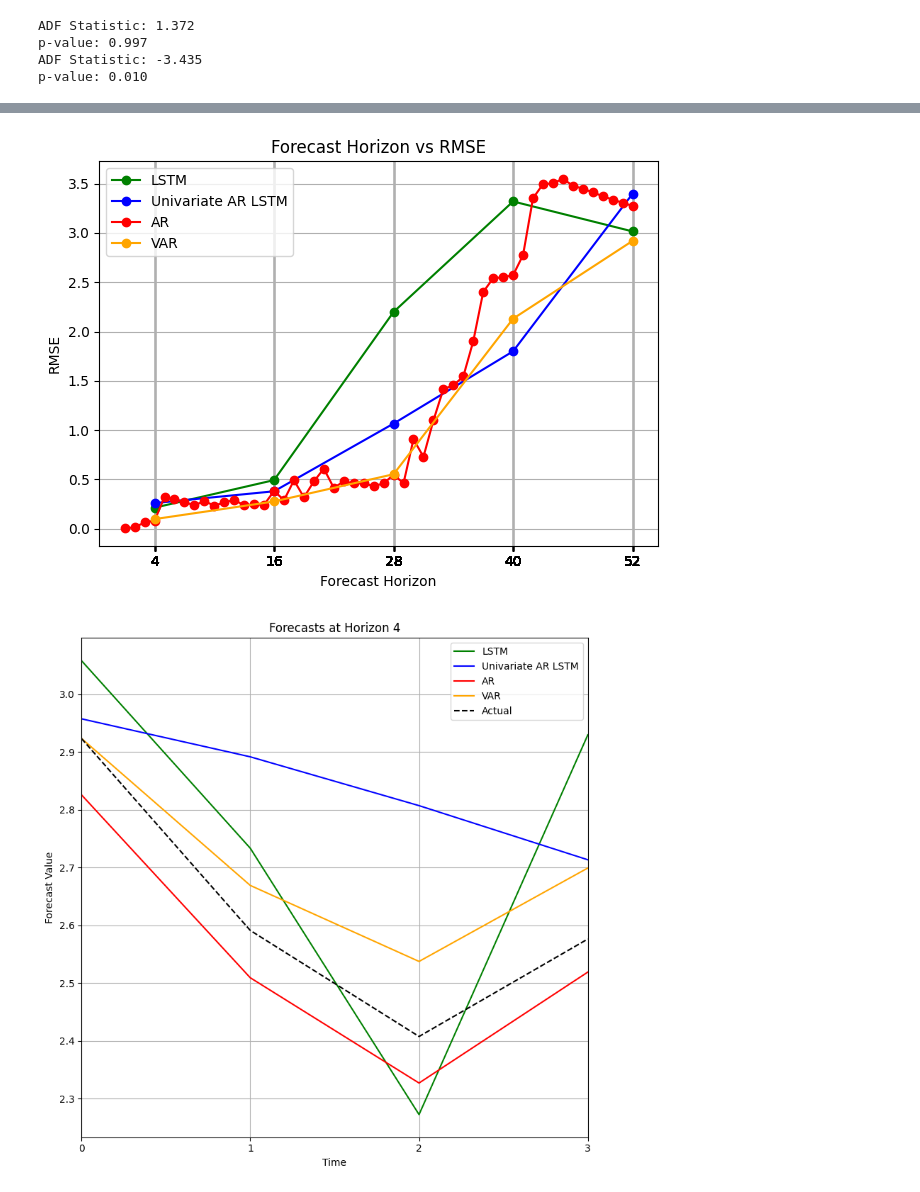
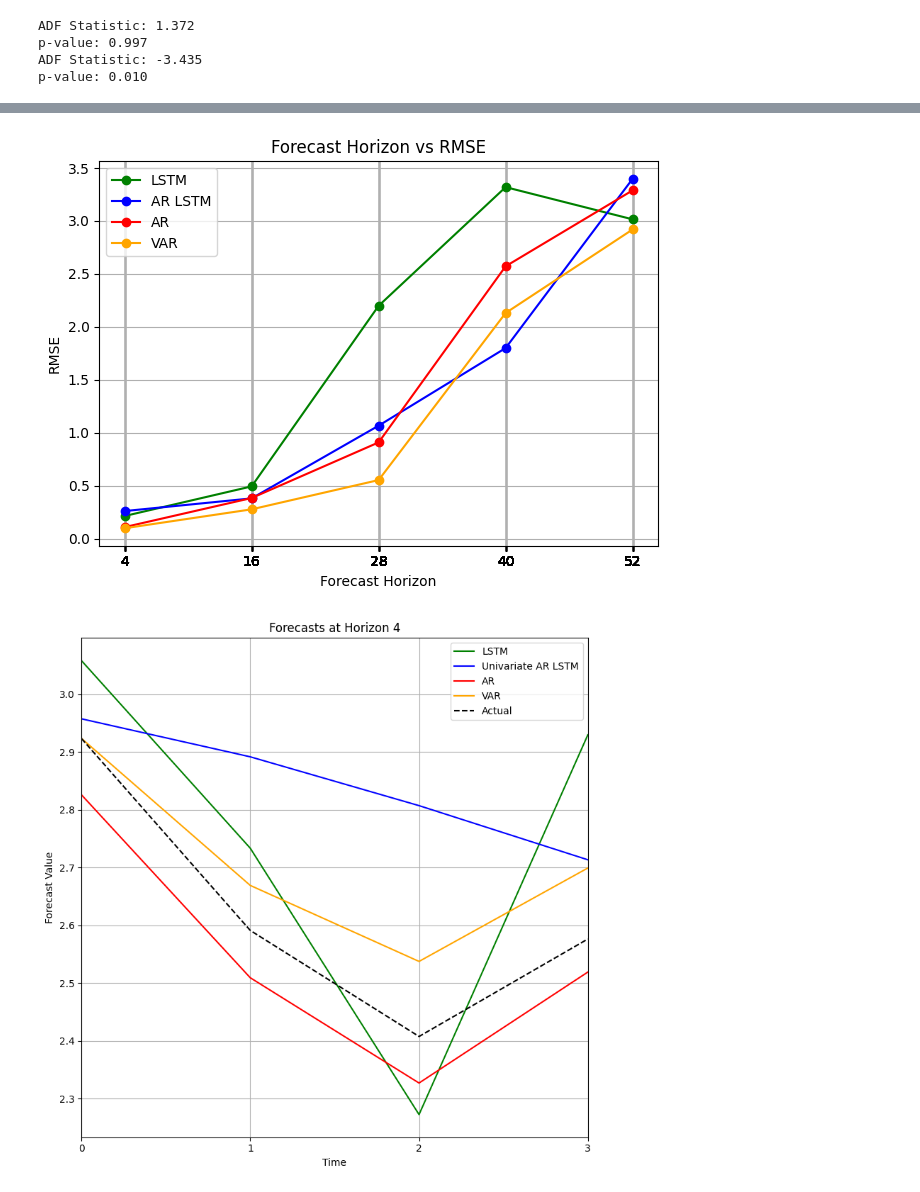
Before and after one commit to JawandS/macroeconvue, a Jupyter notebook: modeling/modeling/visualizer.ipynb, the cells around one changed output, grey strips where cells are left out. Saved outputs shown, nothing was run; the diff lists cells and outputs as text; code cells hidden in the pictures.

```diff
--- a/modeling/modeling/visualizer.ipynb
+++ b/modeling/modeling/visualizer.ipynb
@@ -13,6 +13,8 @@ var = pd.read_csv('var.csv') # vector autoregressive
 uni_ar_lstm = uni_ar_lstm[uni_ar_lstm['rmse'] < 5]
 lstm = lstm[lstm['rmse'] < 5]
 ar = ar[ar['rmse'] < 5]
+ar = ar[ar['horizon'].isin([4, 16, 28, 40, 52])]
+ar = ar[ar['lags'].isin([1, 2, 4, 6, 12, 24])]
 var = var[var['rmse'] < 5]
 
 # Get the minimum error for each forecast horizon
@@ -76,27 +116,27 @@ p-value: 0.010
 # %%
 # Visualize minimum RMSE at each forecast horizon
 plt.figure()
 # Plot the RMSE for each model
 # plt.scatter(lstm['forecast_horizon'], lstm['rmse'], marker='o', label="LSTM", color="green")
 # plt.scatter(uni_ar_lstm['forecast_horizon'], uni_ar_lstm['rmse'], marker='o', label="Univariate AR LSTM", color="blue")
 # plt.scatter(ar['forecast_horizon'], ar['rmse'], marker='o', label="AR", color="red")
 # plt.scatter(var['forecast_horizon'], var['rmse'], marker='o', label="VAR", color="orange")
 # Plot the minimum RMSE for each model
 plt.plot(lstm_min['forecast_horizon'], lstm_min['rmse'], color='green', label='LSTM', marker='o')
-plt.plot(uni_ar_lstm_min['forecast_horizon'], uni_ar_lstm_min['rmse'], color='blue', label='Univariate AR LSTM', marker='o')
+plt.plot(uni_ar_lstm_min['forecast_horizon'], uni_ar_lstm_min['rmse'], color='blue', label='AR LSTM', marker='o')
 plt.plot(ar_min['horizon'], ar_min['rmse'], color='red', label='AR', marker='o')
 plt.plot(var_min['forecast_horizon'], var_min['rmse'], color='orange', label='VAR', marker='o')
 
 plt.title('Forecast Horizon vs RMSE')
 plt.xlabel('Forecast Horizon')
 plt.ylabel('RMSE')
 plt.xticks(lstm['forecast_horizon'])
 plt.grid()
 plt.legend()
 plt.tight_layout()
 plt.show()
 # %% [output]
-[figure, old version]
+[figure, new version]
 # %%
 def plot_forecasts(horizon):
     """
```
Also changed, not shown: parts of 1 cell of this notebook.
